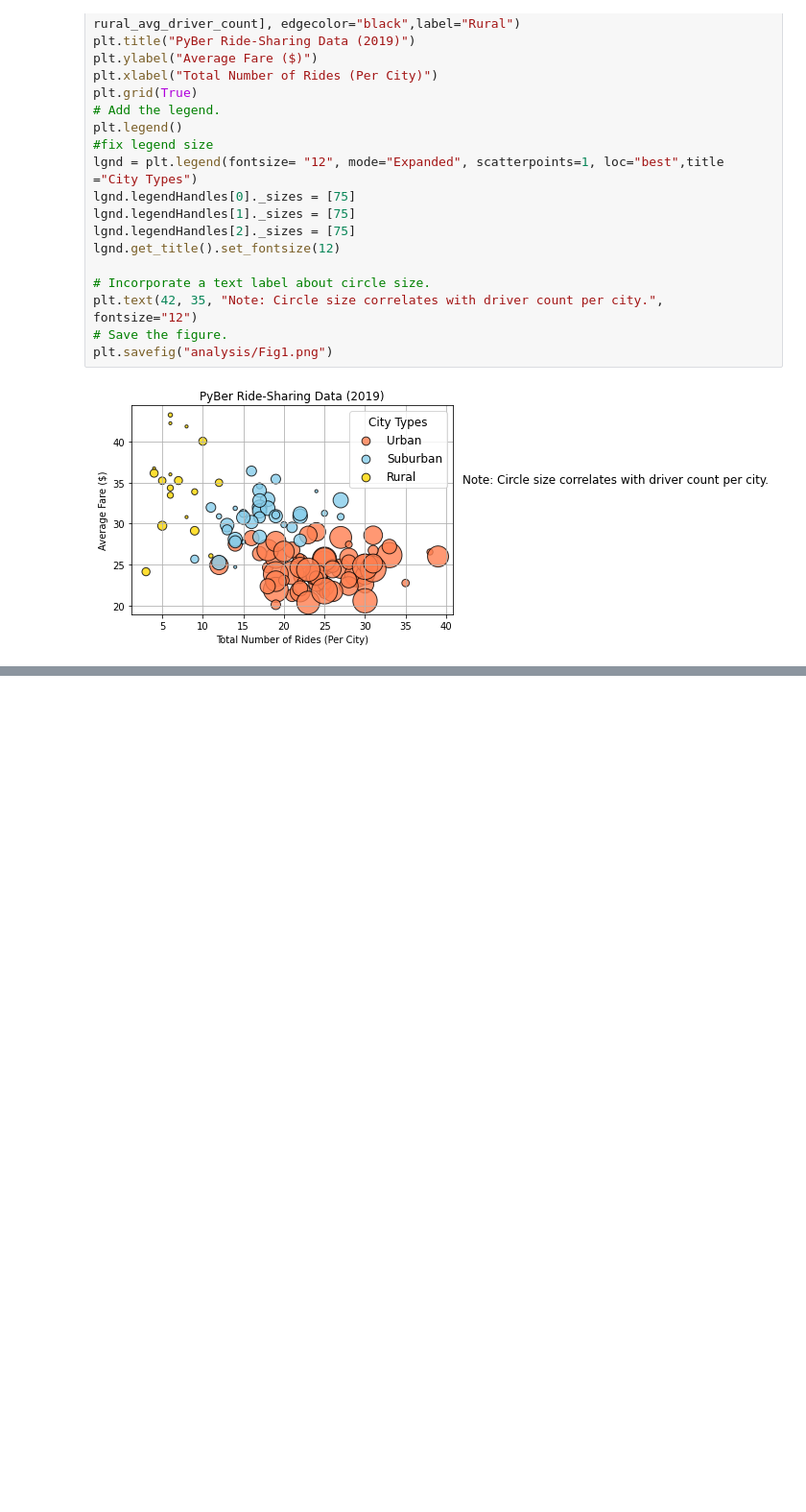
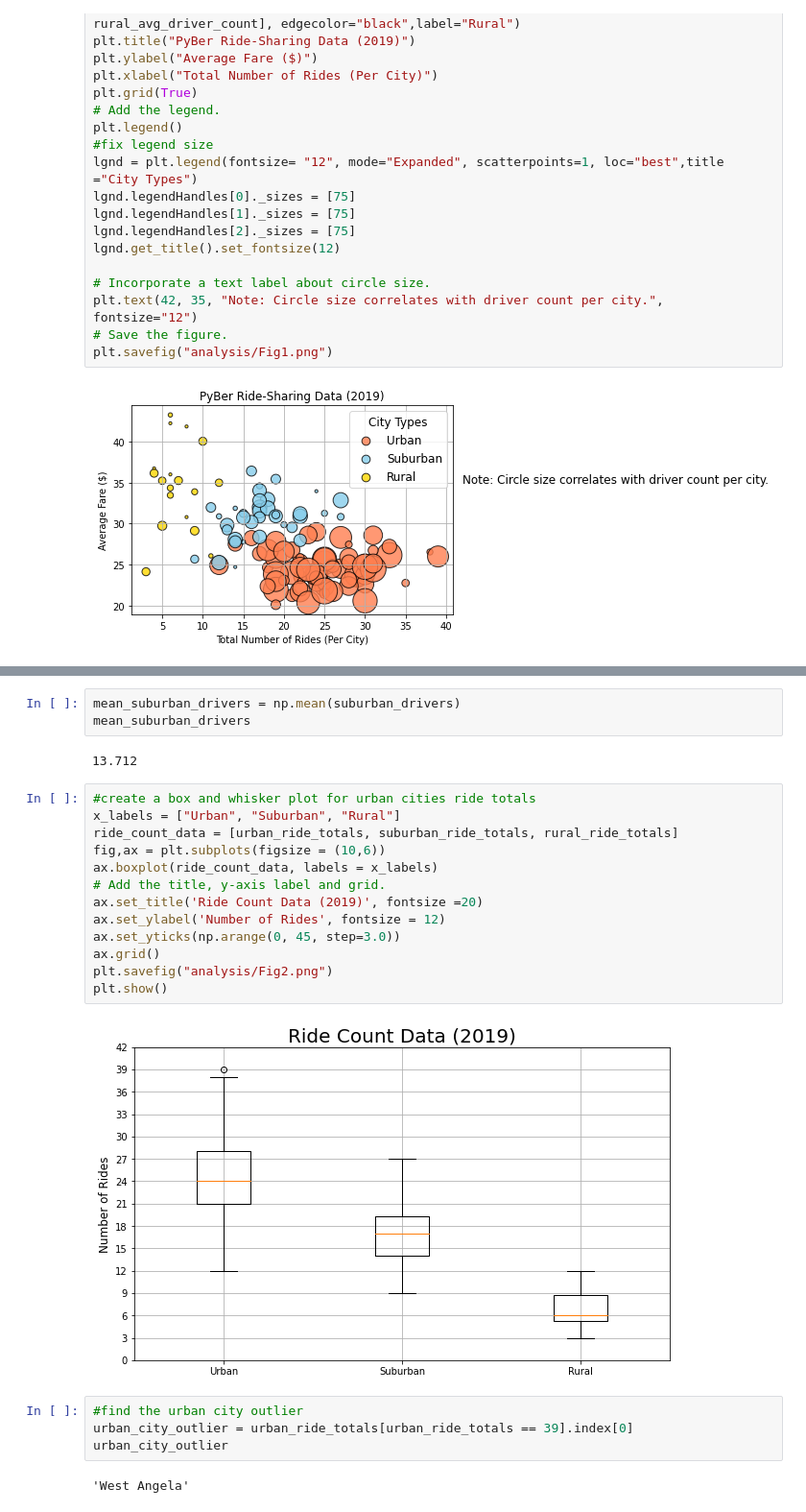
Before and after one commit to MCRobish/PyBer_Analysis, a Jupyter notebook: PyBer.ipynb, the cells around one changed output, grey strips where cells are left out. Shown at 96% size. Cells and saved outputs as stored; diff of their text form; blank space fills up the shorter version.

Commit message:
Box and Whisker Plots for ride counts, fares, and counts of drivers

```diff
--- a/PyBer.ipynb
+++ b/PyBer.ipynb
@@ -260,0 +425,26 @@ plt.savefig("analysis/Fig1.png")
+# %%
+mean_suburban_drivers = np.mean(suburban_drivers)
+mean_suburban_drivers
+# %% [output]
+13.712
+# %%
+#create a box and whisker plot for urban cities ride totals
+x_labels = ["Urban", "Suburban", "Rural"]
+ride_count_data = [urban_ride_totals, suburban_ride_totals, rural_ride_totals]
+fig,ax = plt.subplots(figsize = (10,6))
+ax.boxplot(ride_count_data, labels = x_labels)
+# Add the title, y-axis label and grid.
+ax.set_title('Ride Count Data (2019)', fontsize =20)
+ax.set_ylabel('Number of Rides', fontsize = 12)
+ax.set_yticks(np.arange(0, 45, step=3.0))
+ax.grid()
+plt.savefig("analysis/Fig2.png")
+plt.show()
+# %% [output]
+[figure, added]
+# %%
+#find the urban city outlier
+urban_city_outlier = urban_ride_totals[urban_ride_totals == 39].index[0]
+urban_city_outlier
+# %% [output]
+'West Angela'
```
Also changed, not shown: parts of 18 cells of this notebook.
